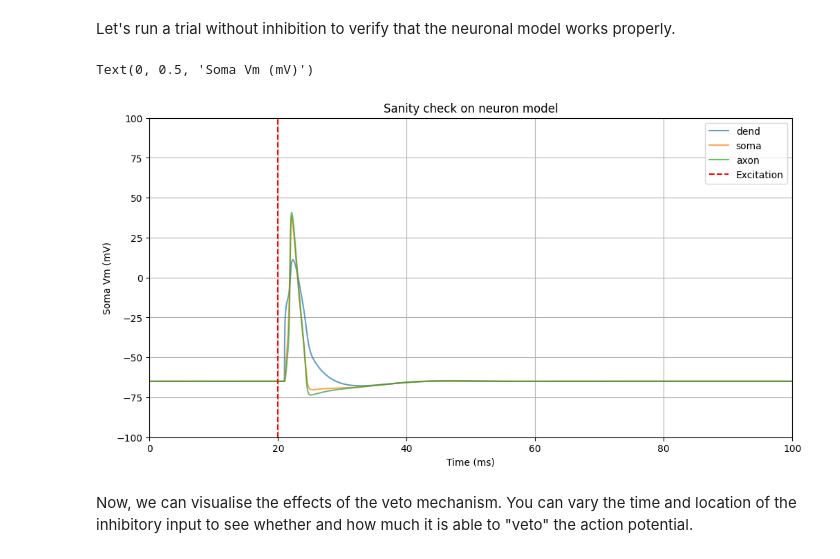
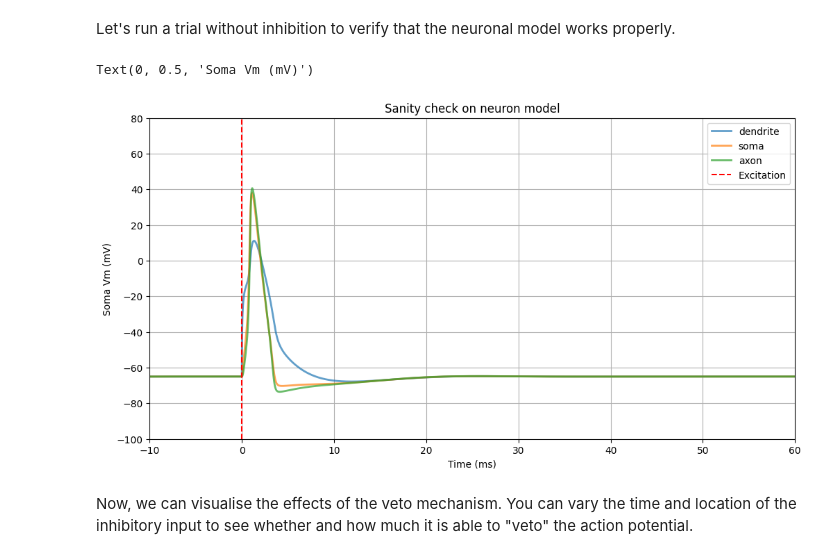
Before and after one commit to CharlesXu-Jingyue/NB150_TA, a Jupyter notebook: veto_demo.ipynb, the cells around one changed output. Drawn from its saved outputs; the diff is of its cells as text; code cells hidden in the pictures.

```diff
--- a/veto_demo.ipynb
+++ b/veto_demo.ipynb
@@ -45,12 +42,12 @@ Two types of synaptic inputs are modeled using ExpSyn mechanisms:
 from neuron import h, gui
 import matplotlib.pyplot as plt
 
-def run_veto_demo(inhib_target='axon', inh_delay=95, inh_weight=0.2):
+def run_veto_demo(inhib_target='axon', inh_delay=-5, inh_weight=0.2):
     # Clear previous sections
     h('forall delete_section()')
 
     # Create sections
-    dend = h.Section(name='dend')
+    dend = h.Section(name='dendrite')
     soma = h.Section(name='soma')
     axon = h.Section(name='axon')
 
@@ -76,18 +73,18 @@ def run_veto_demo(inhib_target='axon', inh_delay=95, inh_weight=0.2):
 
     # Choose inhibition site
     if inhib_target == 'axon':
-        inh_syn = h.ExpSyn(axon(0.5))
+        inh_syn = h.ExpSyn(axon(0.4))
     elif inhib_target == 'soma':
         inh_syn = h.ExpSyn(soma(0.5))
-    elif inhib_target == 'dend':
-        inh_syn = h.ExpSyn(dend(0.6))  # slightly distal from EPSP
+    elif inhib_target == 'dendrite':
+        inh_syn = h.ExpSyn(dend(0.6)) # slightly distal from EPSP
     else:
-        raise ValueError("inhib_target must be 'axon', 'soma', or 'dend'")
+        raise ValueError("inhib_target must be 'axon', 'soma', or 'dendrite'")
     inh_syn.tau = 5
     inh_syn.e = -75
 
     # Excitatory stim
-    exc_time = 20
+    exc_time = 10 - 1
     exc_stim = h.NetStim(); exc_stim.number = 1; exc_stim.start = exc_time
     exc_nc = h.NetCon(exc_stim, exc_syn)
     exc_nc.weight[0] = 0.1
@@ -106,36 +103,39 @@ def run_veto_demo(inhib_target='axon', inh_delay=95, inh_weight=0.2):
 
     # Run
     h.finitialize(-65)
-    h.tstop = 100
+    h.tstop = 70
     h.run()
 
+    # Shift the time axis to start from -10
+    t = t - 10
+
     return t, v_soma, v_axon, v_dend
 # %% [markdown]
 Let's run a trial without inhibition to verify that the neuronal model works properly.
 # %%
 # Run without inhibition
-compartments = ['dend', 'soma', 'axon']
+compartments = ['dendrite', 'soma', 'axon']
 inh_delay = 95
 inh_weight = 0
-t, v_soma, v_axon, v_dend = run_veto_demo(inhib_target='axon', inh_delay=inh_delay, inh_weight=inh_weight)
+t, v_soma, v_axon, v_dendrite = run_veto_demo(inhib_target='axon', inh_delay=inh_delay, inh_weight=inh_weight)
 
 # Plot the traces
 plt.figure(figsize=(12, 6))
 for compartment in compartments:
-    plt.plot(t, globals()[f'v_{compartment}'], label=compartment, alpha=0.7)
-plt.axvline(20, color='red', linestyle='--', label='Excitation')
-plt.xlim(0, 100)
-plt.ylim(-100, 100)
+    plt.plot(t, globals()[f'v_{compartment}'], label=compartment, linewidth=2, alpha=0.7)
+plt.axvline(0, color='red', linestyle='--', label='Excitation')
+plt.xlim(-10, 60)
+plt.ylim(-100, 80)
 plt.xlabel('Time (ms)')
 plt.ylabel('Membrane potential (mV)')
 plt.legend()
 plt.title('Sanity check on neuron model')
 plt.grid(True)
 plt.xlabel('Time (ms)')
 plt.ylabel('Soma Vm (mV)')
 # %% [output]
 Text(0, 0.5, 'Soma Vm (mV)')
-[figure, old version]
+[figure, new version]
 # %% [markdown]
 Now, we can visualise the effects of the veto mechanism. You can vary the time and location of the inhibitory input to see whether and how much it is able to "veto" the action potential.
 # %%
```
Also changed, not shown: parts of 2 cells of this notebook.
